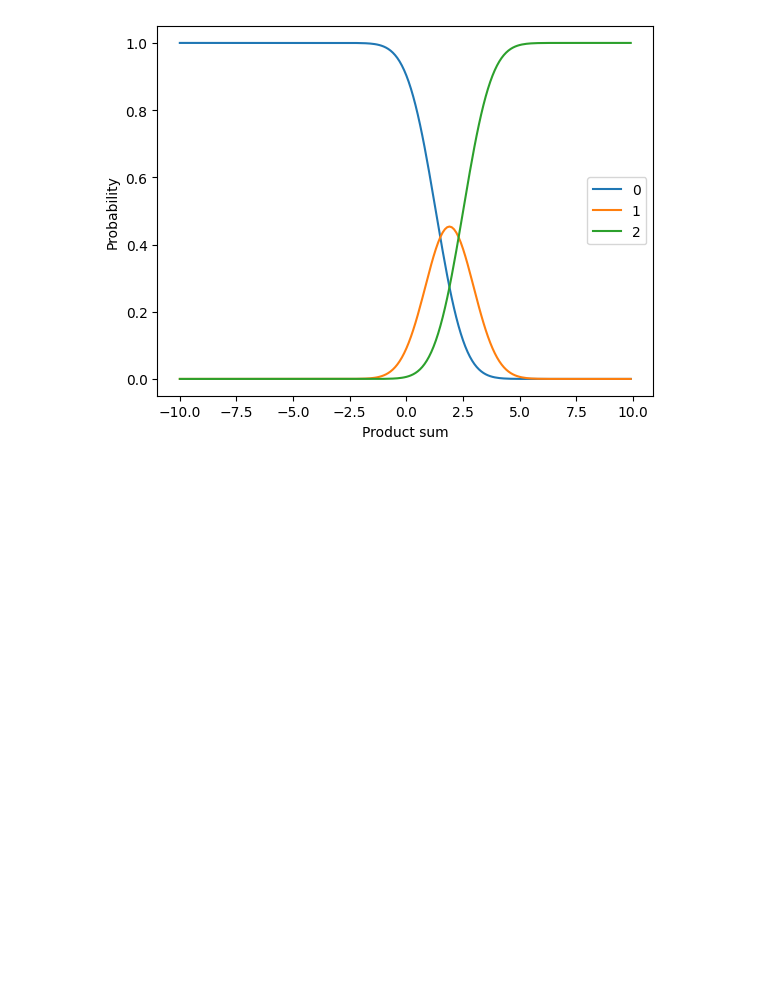
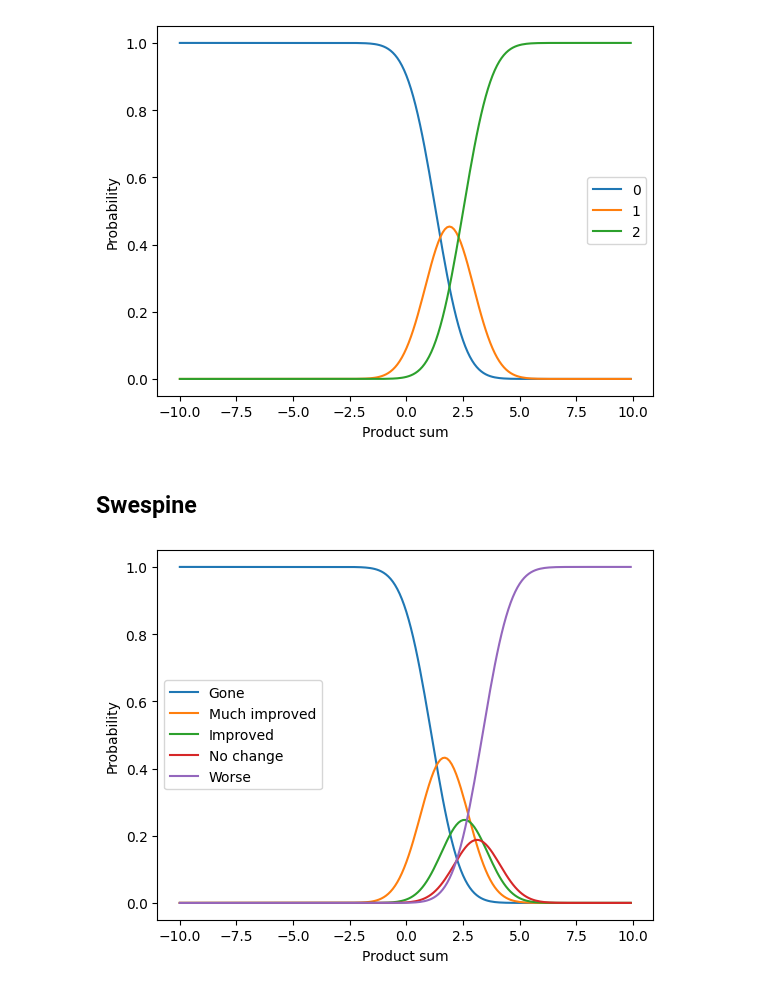
Before and after one commit to alex-berman/swespine-prediction-tool, a Jupyter notebook: probit_exploration/ProbitExploration.ipynb, the cells around one changed output. Drawn from its saved outputs; the diff is of its cells as text; code cells hidden in the pictures; blank space fills up the shorter version.

Commit message:
ProbitExploration.ipynb: Add Swespine
from "Casemix" Excel workbook.

```diff
--- a/probit_exploration/ProbitExploration.ipynb
+++ b/probit_exploration/ProbitExploration.ipynb
@@ -61,3 +61,26 @@ plt.legend()
 plt.show()
 # %% [output]
 [figure]
+# %% [markdown]
+## Swespine
+# %%
+endog = np.random.randint(0, 5, size=100)
+exog = np.random.randn(100, 2) # Two explanatory variables
+
+model = OrderedModel(endog, exog, distr='logit')
+thresh = np.array([ -np.inf, 1.10661659309414, 2.24957715814063, 2.87950171782969, 3.35447893227348, np.inf ])
+labels = ['Gone', 'Much improved', 'Improved', 'No change', 'Worse'] # NOTE: Order not validated!
+product_sum = np.arange(-10, 10, .1)
+xb = product_sum[:, None]
+low = thresh[:-1] - xb
+upp = thresh[1:] - xb
+posteriors = mod_prob.prob(low, upp)
+
+for i in range(5):
+    plt.plot(product_sum, posteriors[:, i], label=labels[i])
+plt.xlabel('Product sum')
+plt.ylabel('Probability')
+plt.legend()
+plt.show()
+# %% [output]
+[figure, added]
```
Also changed, not shown: parts of 3 cells of this notebook.
